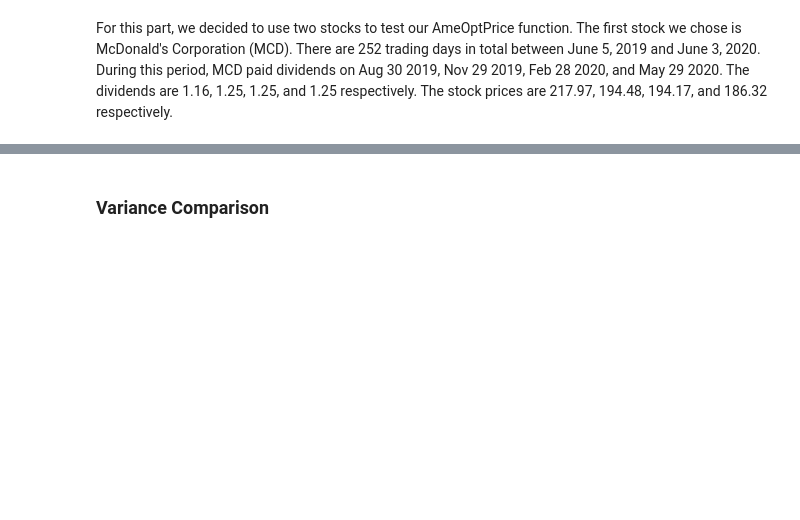
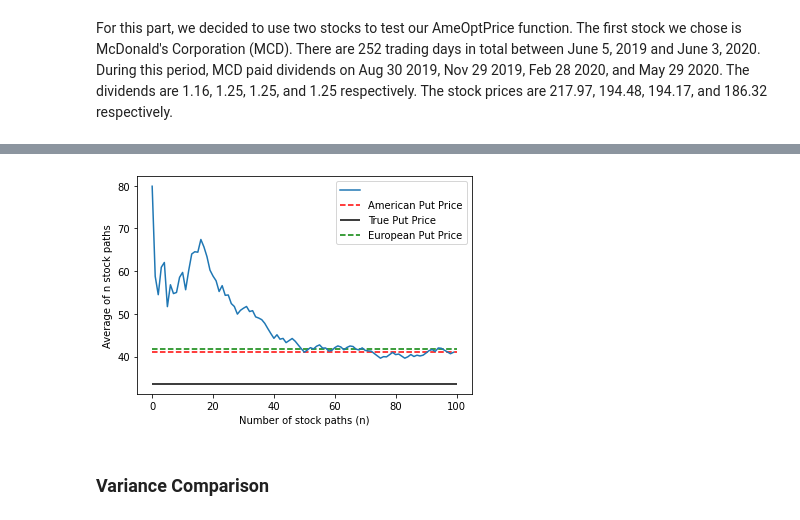
Before and after one commit to lingxiaozhou/PSTAT-176-276-Proj, a Jupyter notebook: PSTAT 276 Project.ipynb, the cells around one changed output, grey strips where cells are left out. Saved outputs shown, nothing was run; the diff lists cells and outputs as text; code cells hidden in the pictures; blank space fills up the shorter version.

```diff
--- a/PSTAT 276 Project.ipynb
+++ b/PSTAT 276 Project.ipynb
@@ -300,3 +288,19 @@ Cont-Variate Price: 34.53527824902697
+# %%
+Ame_cum=np.cumsum(AmePut[0])
+price=[]
+for i in range(len(Ame_cum)):
+    price.append(Ame_cum[i]/(i+1))
+
+plt.plot(price)
+plt.hlines(AmePut[1],0,100,'r','dashed')
+plt.hlines(truePrice[0],0,100)
+plt.hlines(EurPut[1],0,100,'g','dashed')
+plt.legend(['','American Put Price','True Put Price','European Put Price'])
+plt.xlabel("Number of stock paths (n)")
+plt.ylabel("Average of n stock paths")
+plt.show()
+# %% [output]
+[figure, added]
 # %% [markdown]
 ### Variance Comparison
 # %%
```
Also changed, not shown: parts of 3 cells of this notebook.
